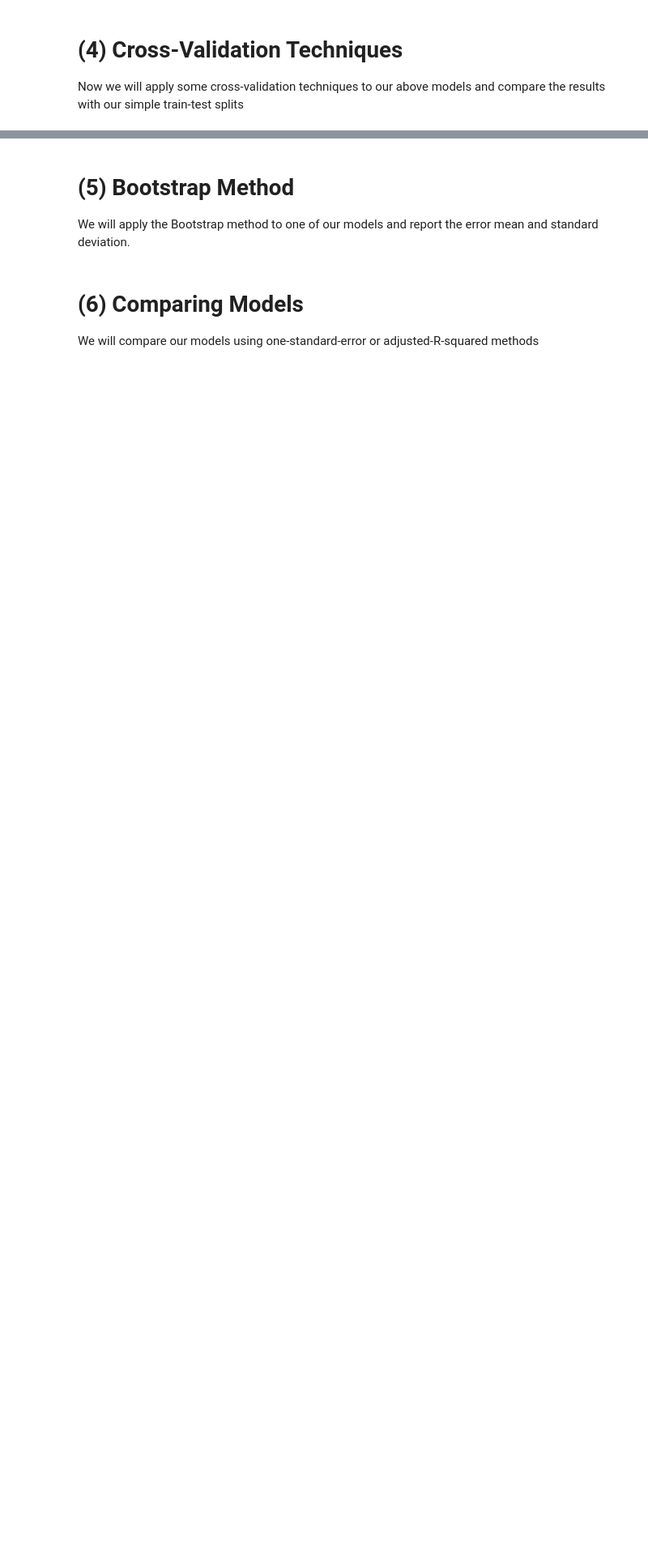
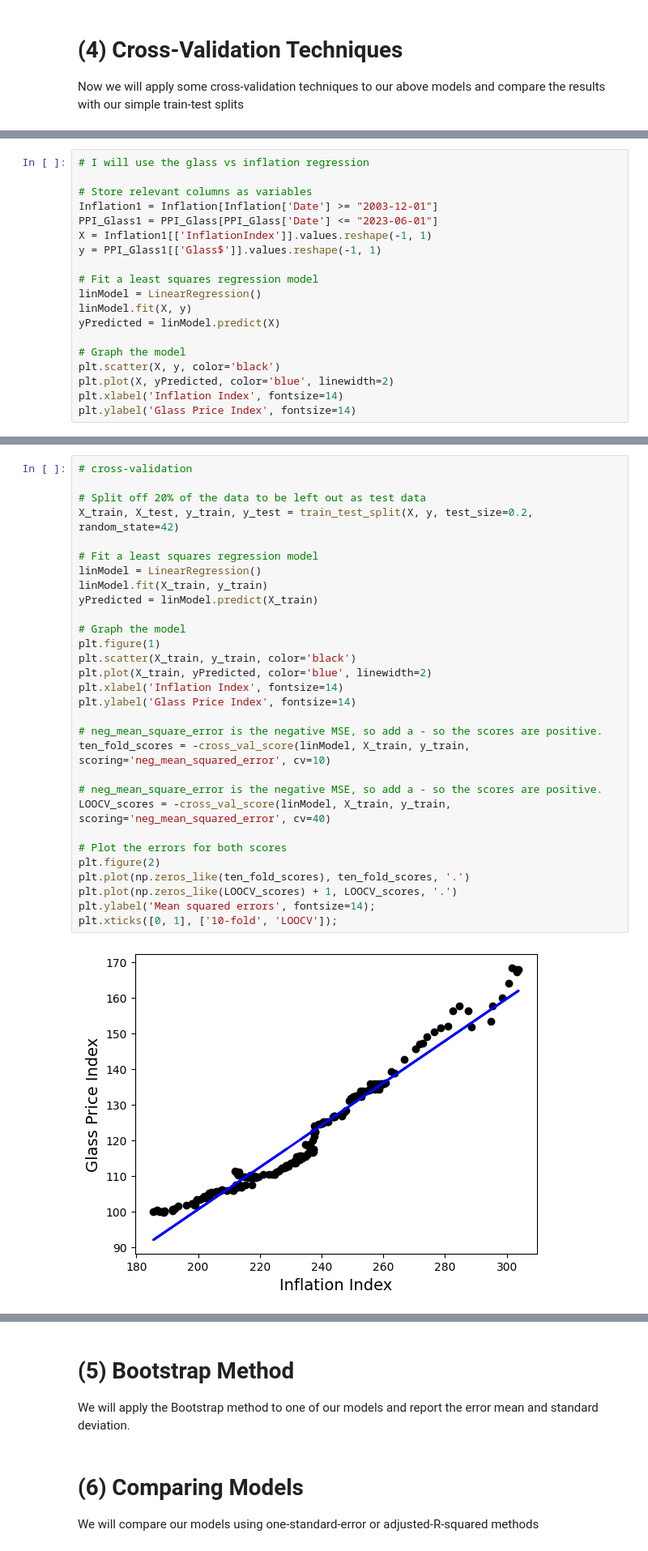
Before and after one commit to baschoff/Data-Science-Project, a Jupyter notebook: Evaluate.ipynb, the cells around one changed output, grey strips where cells are left out. Shown at 81% size. Cells and saved outputs as stored; diff of their text form; blank space fills up the shorter version.

```diff
--- a/Evaluate.ipynb
+++ b/Evaluate.ipynb
@@ -444,0 +572,19 @@ Now we will apply some cross-validation techniques to our above models and compa
+# %%
+# I will use the glass vs inflation regression
+
+# Store relevant columns as variables
+Inflation1 = Inflation[Inflation['Date'] >= "2003-12-01"]
+PPI_Glass1 = PPI_Glass[PPI_Glass['Date'] <= "2023-06-01"]
+X = Inflation1[['InflationIndex']].values.reshape(-1, 1)
+y = PPI_Glass1[['Glass$']].values.reshape(-1, 1)
+
+# Fit a least squares regression model
+linModel = LinearRegression()
+linModel.fit(X, y)
+yPredicted = linModel.predict(X)
+
+# Graph the model
+plt.scatter(X, y, color='black')
+plt.plot(X, yPredicted, color='blue', linewidth=2)
+plt.xlabel('Inflation Index', fontsize=14)
+plt.ylabel('Glass Price Index', fontsize=14)
@@ -444,0 +594,32 @@ Now we will apply some cross-validation techniques to our above models and compa
+# %%
+# cross-validation
+
+# Split off 20% of the data to be left out as test data
+X_train, X_test, y_train, y_test = train_test_split(X, y, test_size=0.2, random_state=42)
+
+# Fit a least squares regression model
+linModel = LinearRegression()
+linModel.fit(X_train, y_train)
+yPredicted = linModel.predict(X_train)
+
+# Graph the model
+plt.figure(1)
+plt.scatter(X_train, y_train, color='black')
+plt.plot(X_train, yPredicted, color='blue', linewidth=2)
+plt.xlabel('Inflation Index', fontsize=14)
+plt.ylabel('Glass Price Index', fontsize=14)
+
+# neg_mean_square_error is the negative MSE, so add a - so the scores are positive.
+ten_fold_scores = -cross_val_score(linModel, X_train, y_train, scoring='neg_mean_squared_error', cv=10)
+
+# neg_mean_square_error is the negative MSE, so add a - so the scores are positive.
+LOOCV_scores = -cross_val_score(linModel, X_train, y_train, scoring='neg_mean_squared_error', cv=40)
+
+# Plot the errors for both scores
+plt.figure(2)
+plt.plot(np.zeros_like(ten_fold_scores), ten_fold_scores, '.')
+plt.plot(np.zeros_like(LOOCV_scores) + 1, LOOCV_scores, '.')
+plt.ylabel('Mean squared errors', fontsize=14);
+plt.xticks([0, 1], ['10-fold', 'LOOCV']);
+# %% [output]
+[figure, added]
```
Also changed, not shown: parts of 17 cells of this notebook.
